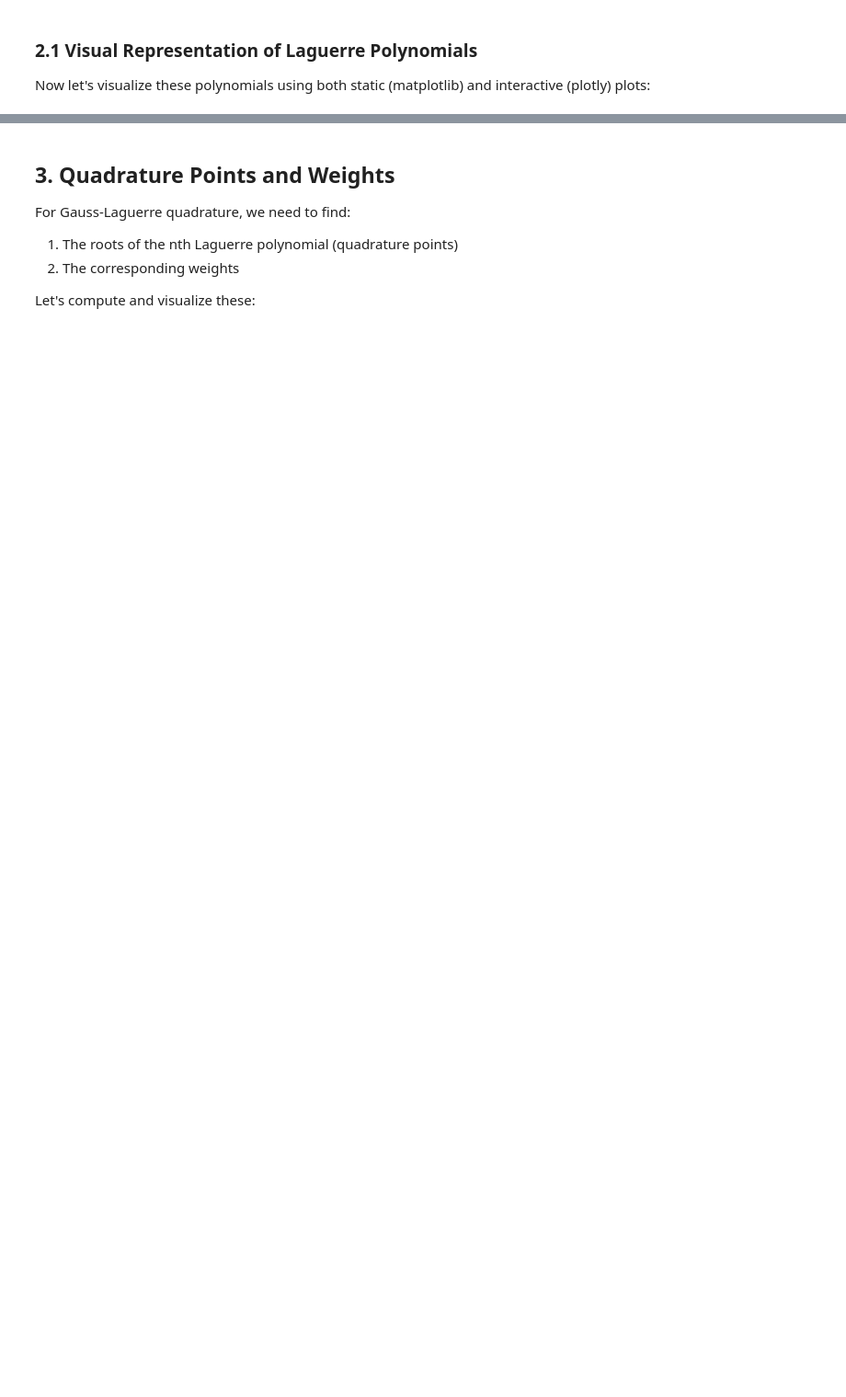
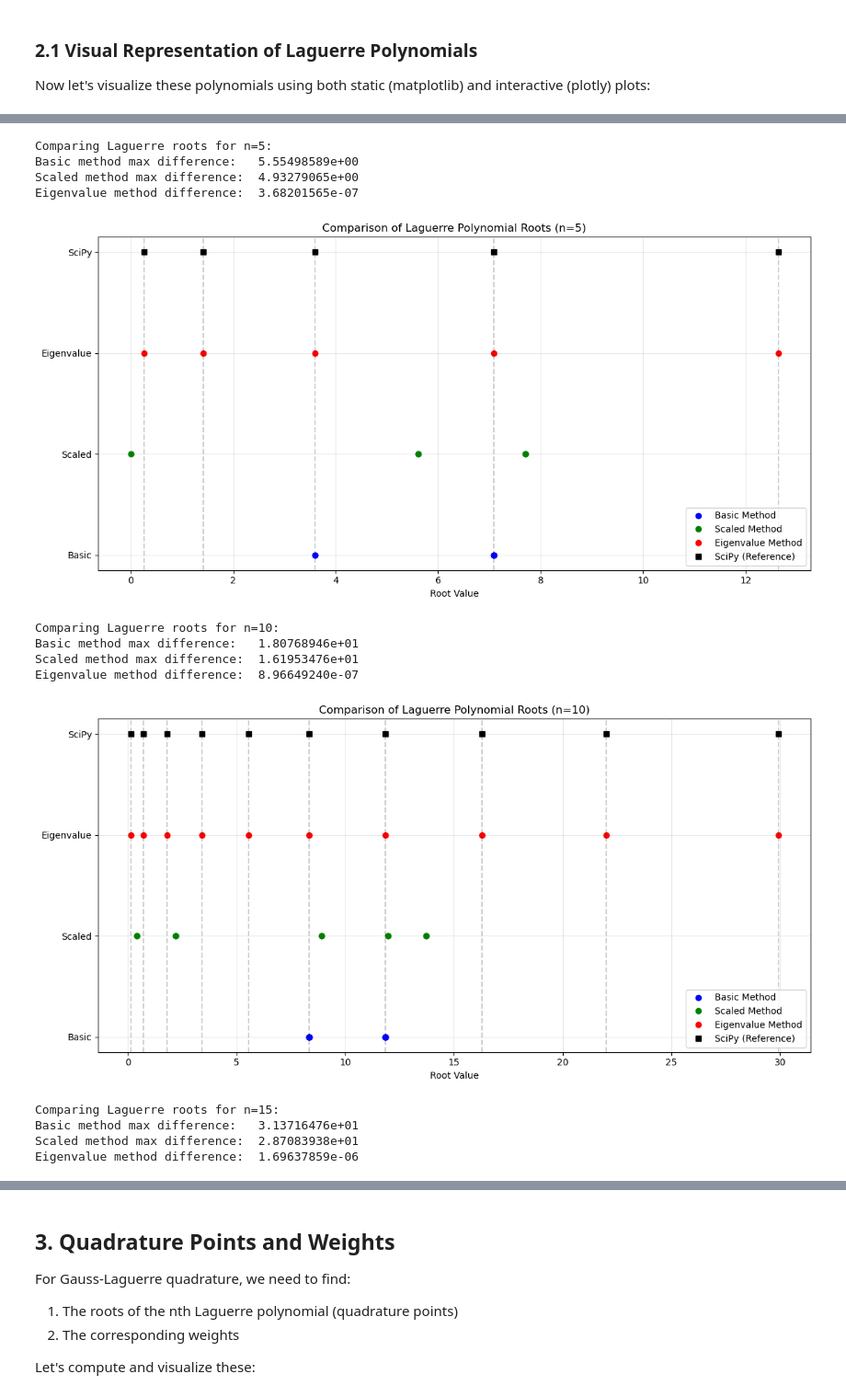
Before and after one commit to SugoiKitsune/Gaussian_Quadrature, a Jupyter notebook: notebooks/gaussian_quadrature_theory.ipynb, the cells around one changed output, grey strips where cells are left out. Shown at 92% size. Drawn from its saved outputs; the diff is of its cells as text; code cells hidden in the pictures; blank space fills up the shorter version.

```diff
--- a/notebooks/gaussian_quadrature_theory.ipynb
+++ b/notebooks/gaussian_quadrature_theory.ipynb
@@ -442,0 +650,19 @@ In our caplet pricing application, the Laguerre quadrature helps us accurately c
+# %%
+# Compare roots for different n values
+for n in [5, 10, 15]:
+    plot_roots_comparison(n)
+# %% [output]
+Comparing Laguerre roots for n=5:
+Basic method max difference:   5.55498589e+00
+Scaled method max difference:  4.93279065e+00
+Eigenvalue method difference:  3.68201565e-07
+[figure, added]
+Comparing Laguerre roots for n=10:
+Basic method max difference:   1.80768946e+01
+Scaled method max difference:  1.61953476e+01
+Eigenvalue method difference:  8.96649240e-07
+[figure, added]
+Comparing Laguerre roots for n=15:
+Basic method max difference:   3.13716476e+01
+Scaled method max difference:  2.87083938e+01
+Eigenvalue method difference:  1.69637859e-06
```
Also changed, not shown: parts of 86 cells of this notebook, 4 other files.
